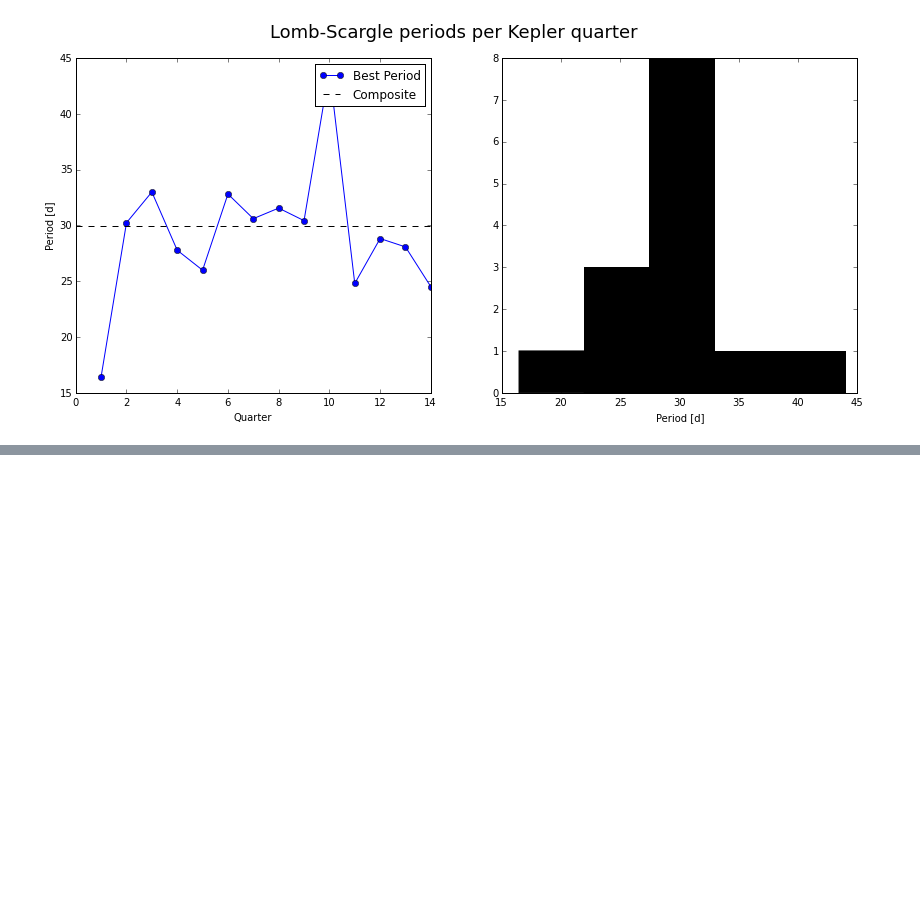
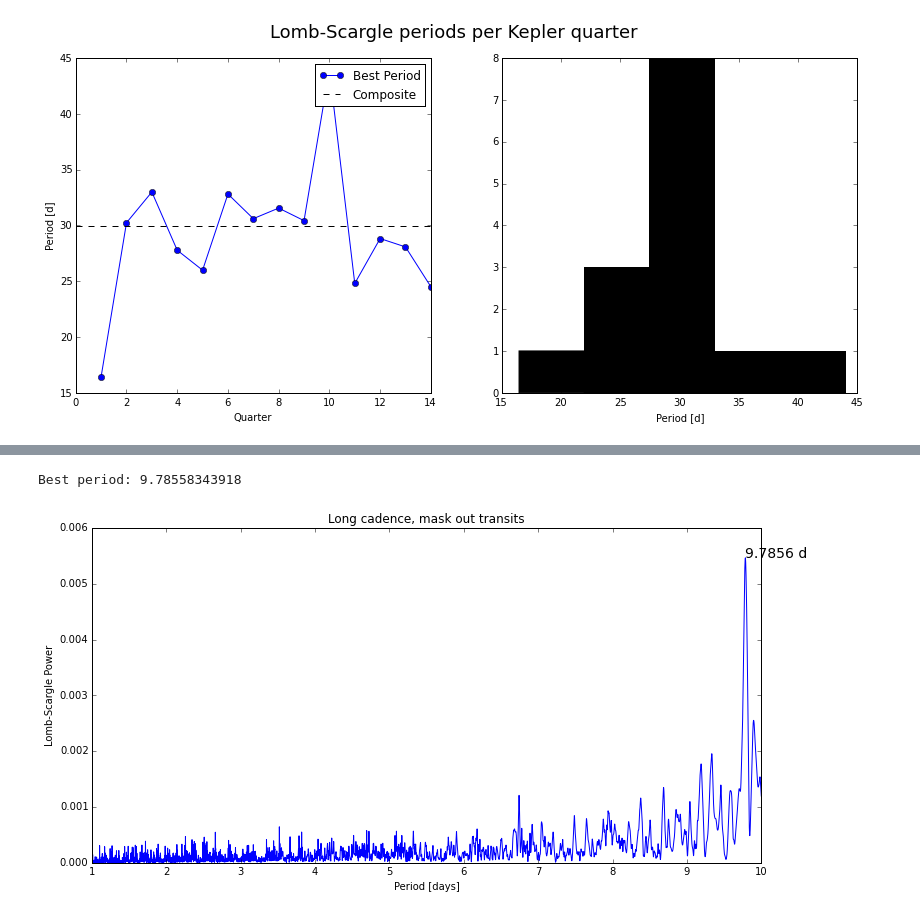
Before and after one commit to bmorris3/hat-11, a Jupyter notebook: data/periodogram.ipynb, the cells around one changed output, grey strips where cells are left out. Saved outputs shown, nothing was run; the diff lists cells and outputs as text; code cells hidden in the pictures; blank space fills up the shorter version.

```diff
--- a/data/periodogram.ipynb
+++ b/data/periodogram.ipynb
@@ -35,13 +35,16 @@ long_cadence.plot()
 #model = periodic.LombScargleFast(fit_period=True)
 model = periodic.LombScargle(fit_period=True, Nterms=4)
 model.optimizer.period_range = (20, 40)
-model.fit(long_cadence.times.jd, long_cadence.fluxes, long_cadence.errors);
+model.fit(long_cadence.times.jd[::20], long_cadence.fluxes[::20], long_cadence.errors[::20]);
 
 periods = np.linspace(model.optimizer.period_range[0],
                       model.optimizer.period_range[1],
                       10000)
 print("Best period: {0}".format(model.best_period))
 
+header = 'HAT-P-11 rotation period (days)'
+np.savetxt('../params/stellar_rotation_period.txt', [model.best_period], header=header)
+
 with warnings.catch_warnings():
     warnings.simplefilter("ignore")
     scores = model.score(periods)
@@ -150,0 +158,28 @@ Best period: 29.978 ± 5.8 d
+# %%
+model = periodic.LombScargle(fit_period=True, Nterms=4, optimizer_kwds={"quiet": True})
+model.optimizer.period_range = (1, 10)
+model.fit(long_cadence.times.jd, long_cadence.fluxes, long_cadence.errors);
+
+periods = np.linspace(model.optimizer.period_range[0],
+                      model.optimizer.period_range[1],
+                      10000)
+print("Best period: {0}".format(model.best_period))
+
+with warnings.catch_warnings():
+    warnings.simplefilter("ignore")
+    scores = model.score(periods)
+# For example, silence optimizer output with `optimizer_kwds={"quiet": True}`.
+# %% [output]
+Best period: 9.78558343918
+# %%
+fig, ax = plt.subplots(1, figsize=(12,6))
+ax.plot(periods, scores)
+ax.set(xlabel='Period [days]', ylabel='Lomb-Scargle Power',
+       title='Long cadence, mask out transits')
+max_ind = np.argmax(scores)
+ax.text(periods[max_ind], scores[max_ind],
+        "{0:.4f} d".format(model.best_period),
+        fontsize=14)
+plt.show()
+# %% [output]
+[figure, added]
```
Also changed, not shown: parts of 2 cells of this notebook, 7 other files.
